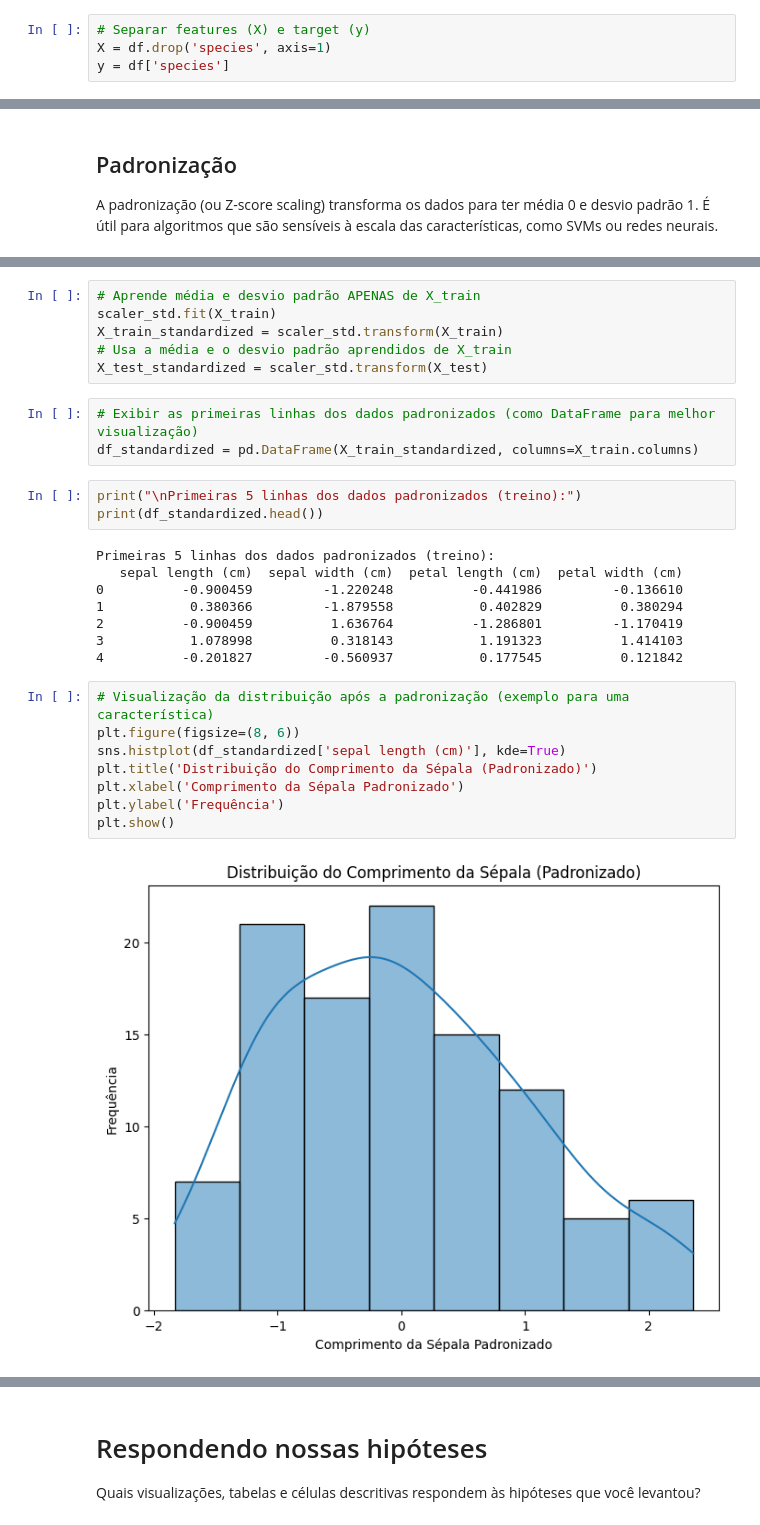
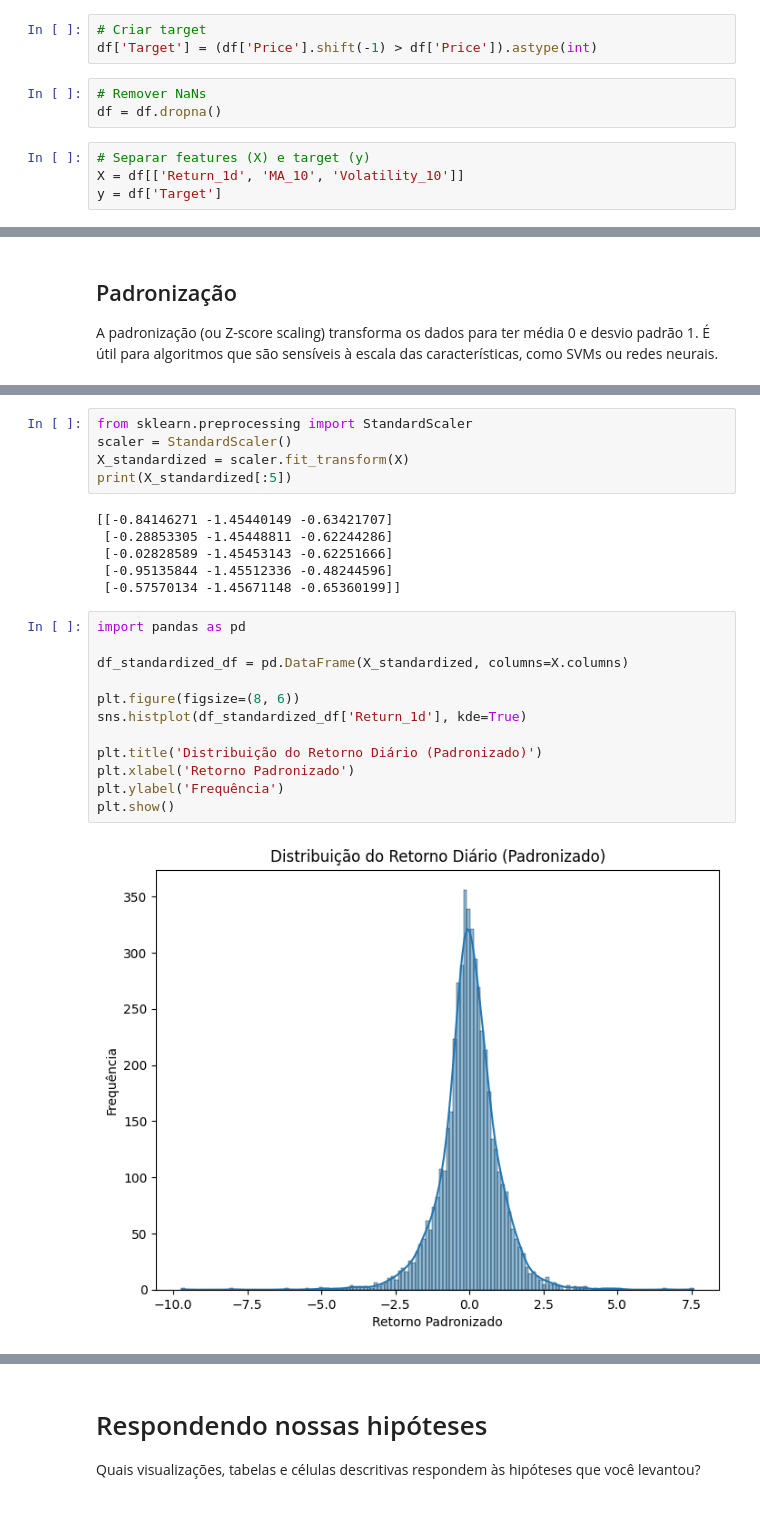
Before and after one commit to lalipedrozo/PUC_MVP_Analise_de_Dados, a Jupyter notebook: PUC_MVP_Analise_de_Dados.ipynb, the cells around one changed output, grey strips where cells are left out. Drawn from its saved outputs; the diff is of its cells as text.

```diff
--- a/PUC_MVP_Analise_de_Dados.ipynb
+++ b/PUC_MVP_Analise_de_Dados.ipynb
@@ -353,4 +433,10 @@ O pré-processamento de dados é uma etapa crucial para preparar os dados para m
+# %%
+# Criar target
+df['Target'] = (df['Price'].shift(-1) > df['Price']).astype(int)
+# %%
+# Remover NaNs
+df = df.dropna()
 # %%
 # Separar features (X) e target (y)
-X = df.drop('species', axis=1)
-y = df['species']
+X = df[['Return_1d', 'MA_10', 'Volatility_10']]
+y = df['Target']
@@ -416,30 +490,25 @@ scaler_std = StandardScaler()
-# %%
-# Aprende média e desvio padrão APENAS de X_train
-scaler_std.fit(X_train)
-X_train_standardized = scaler_std.transform(X_train)
-# Usa a média e o desvio padrão aprendidos de X_train
-X_test_standardized = scaler_std.transform(X_test)
-# %%
-# Exibir as primeiras linhas dos dados padronizados (como DataFrame para melhor visualização)
-df_standardized = pd.DataFrame(X_train_standardized, columns=X_train.columns)
-# %%
-print("\nPrimeiras 5 linhas dos dados padronizados (treino):")
-print(df_standardized.head())
-# %% [output]
-Primeiras 5 linhas dos dados padronizados (treino):
-   sepal length (cm)  sepal width (cm)  petal length (cm)  petal width (cm)
-0          -0.900459         -1.220248          -0.441986         -0.136610
-1           0.380366         -1.879558           0.402829          0.380294
-2          -0.900459          1.636764          -1.286801         -1.170419
-3           1.078998          0.318143           1.191323          1.414103
-4          -0.201827         -0.560937           0.177545          0.121842
+# %%
+from sklearn.preprocessing import StandardScaler
+scaler = StandardScaler()
+X_standardized = scaler.fit_transform(X)
+print(X_standardized[:5])
+# %% [output]
+[[-0.84146271 -1.45440149 -0.63421707]
+ [-0.28853305 -1.45448811 -0.62244286]
+ [-0.02828589 -1.45453143 -0.62251666]
+ [-0.95135844 -1.45512336 -0.48244596]
+ [-0.57570134 -1.45671148 -0.65360199]]
 # %%
-# Visualização da distribuição após a padronização (exemplo para uma característica)
+import pandas as pd
+
+df_standardized_df = pd.DataFrame(X_standardized, columns=X.columns)
+
 plt.figure(figsize=(8, 6))
-sns.histplot(df_standardized['sepal length (cm)'], kde=True)
-plt.title('Distribuição do Comprimento da Sépala (Padronizado)')
-plt.xlabel('Comprimento da Sépala Padronizado')
+sns.histplot(df_standardized_df['Return_1d'], kde=True)
+
+plt.title('Distribuição do Retorno Diário (Padronizado)')
+plt.xlabel('Retorno Padronizado')
 plt.ylabel('Frequência')
 plt.show()
 # %% [output]
-[figure, old version]
+[figure, new version]
```
Also changed, not shown: parts of 71 cells of this notebook.
